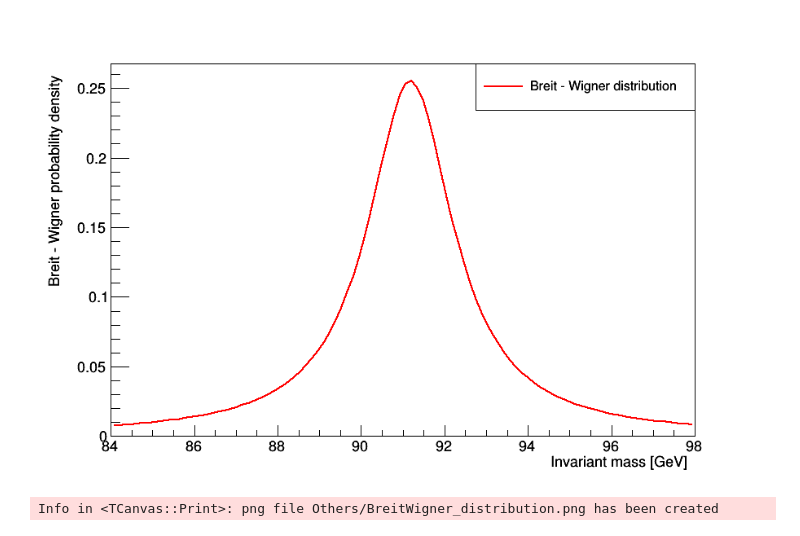
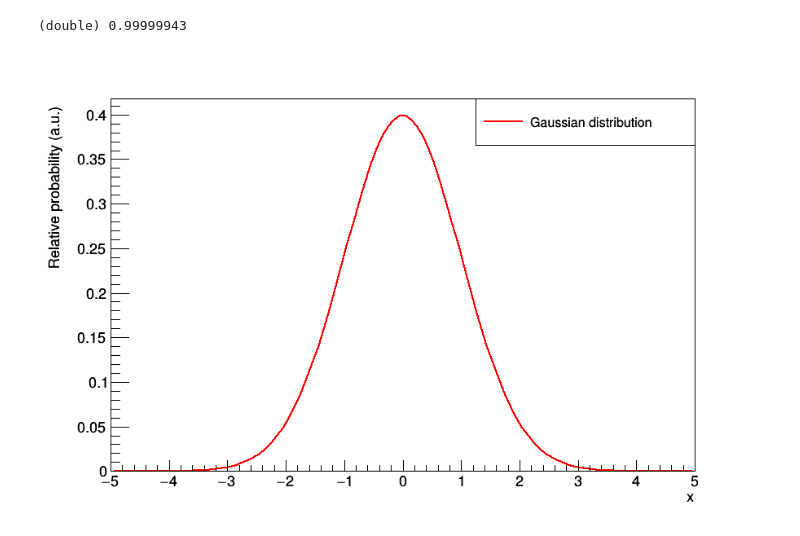
Before and after one commit to AltuOs/HZZ4l, a Jupyter notebook: toy_example-2.ipynb, the cells around one changed output. Saved outputs shown, nothing was run; the diff lists cells and outputs as text; code cells hidden in the pictures.

```diff
--- a/toy_example-2.ipynb
+++ b/toy_example-2.ipynb
@@ -31,18 +31,18 @@ legend->AddEntry(signalModel,"Breit - Wigner distribution","L");
 # %%
-//signalModel->Integral(-5,5)
+signalModel->Integral(-5,5)
+# %% [output]
+(double) 0.99999943
 # %%
 signalModel->SetTitle("");
-//signalModel->GetXaxis()->SetTitle("x");
-//signalModel->GetYaxis()->SetTitle("Relative probability (a.u.)");
-signalModel->GetXaxis()->SetTitle("Invariant mass [GeV]");
-signalModel->GetYaxis()->SetTitle("Breit - Wigner probability density");
+signalModel->GetXaxis()->SetTitle("x");
+signalModel->GetYaxis()->SetTitle("Relative probability (a.u.)");
+/*signalModel->GetXaxis()->SetTitle("Invariant mass [GeV]");
+signalModel->GetYaxis()->SetTitle("Breit - Wigner probability density");*/
 signalModel->Draw();
 legend->Draw("SAME");
 c1->Draw();
 # %% [output]
-[figure, old version]
+[figure, new version]
 # %%
 //c1->SaveAs("Others/Gaussian_distribution.png");
-c1->SaveAs("Others/BreitWigner_distribution.png");
+//c1->SaveAs("Others/BreitWigner_distribution.png");
-# %% [output]
-Info in <TCanvas::Print>: png file Others/BreitWigner_distribution.png has been created
```
Also changed, not shown: parts of 3 cells of this notebook, 1 other file.
